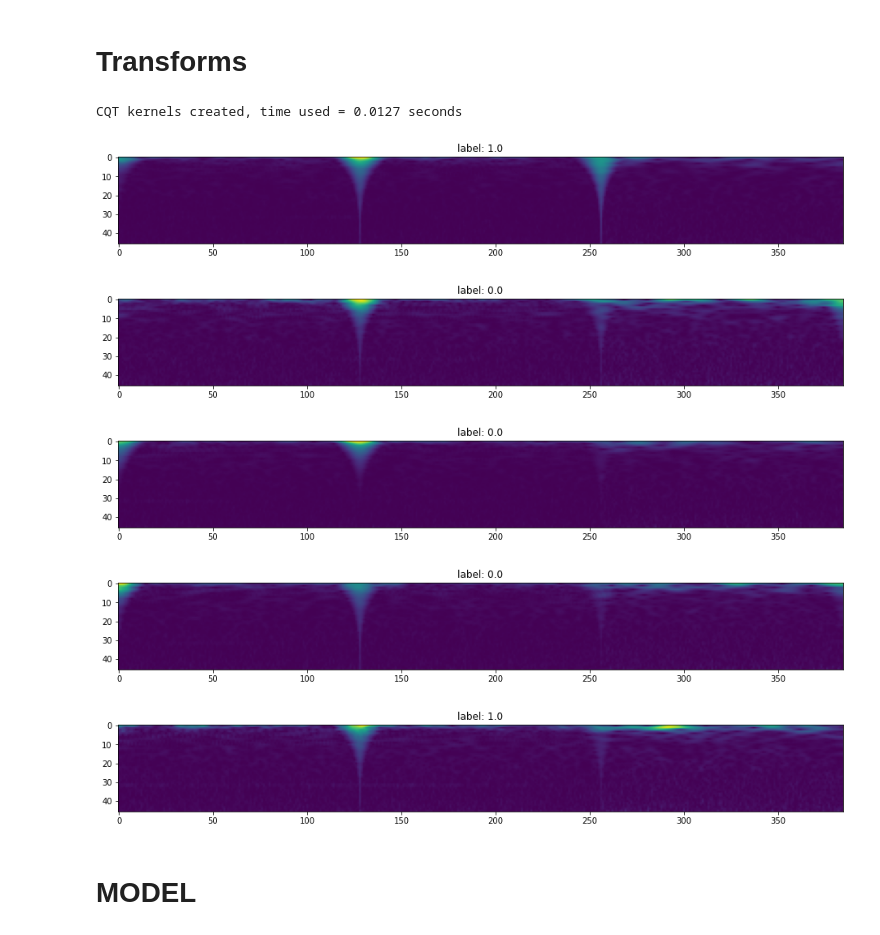
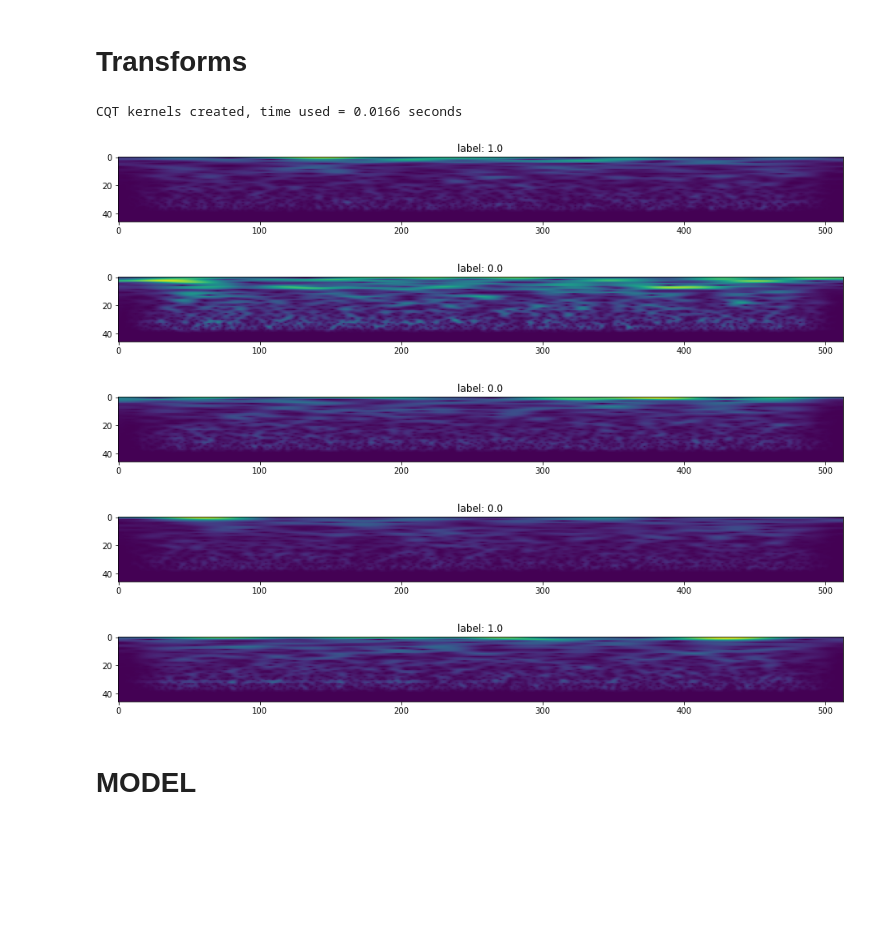
Before and after one commit to mizoo-snow21/G2Net-Gravitational-Wave-Detection, a Jupyter notebook: g2net-efficientnets-baseline-training.ipynb, the cells around one changed output. Saved outputs shown, nothing was run; the diff lists cells and outputs as text; code cells hidden in the pictures; blank space fills up the shorter version.

Commit message:
add final models

```diff
--- a/g2net-efficientnets-baseline-training.ipynb
+++ b/g2net-efficientnets-baseline-training.ipynb
@@ -98,0 +144,7 @@ train['target'].hist()
+# %%
+def apply_bandpass(x, lf=25, hf=500, order=8, sr=2048):
+    sos = signal.butter(order, [lf, hf], btype="bandpass", output="sos", fs=sr)
+    normalization = np.sqrt((hf - lf) / (sr / 2))
+    return signal.sosfiltfilt(sos, x) / normalization
+# %%
+qtransform_params={"sr": 2048, "fmin": 20, "fmax": 512, "hop_length": 8, "bins_per_octave": 12}
@@ -116,23 +227,24 @@ if not os.path.exists(OUTPUT_DIR):
 class CFG:
     apex=False
     debug=False
+    size=512
     print_freq=100
     num_workers=4
-    model_name='tf_efficientnetv2_l_in21k'
+    model_name='tf_efficientnetv2_m'
     scheduler='CosineAnnealingLR' # ['ReduceLROnPlateau', 'CosineAnnealingLR', 'CosineAnnealingWarmRestarts']
-    epochs=7
+    epochs=5
     #factor=0.2 # ReduceLROnPlateau
     #patience=4 # ReduceLROnPlateau
     #eps=1e-6 # ReduceLROnPlateau
     T_max=5 # CosineAnnealingLR
-    #T_0=3 # CosineAnnealingWarmRestarts
+    #T_0=2 # CosineAnnealingWarmRestarts
     lr=1e-4
     min_lr=1e-6
-    batch_size=48
+    batch_size=64
     weight_decay=1e-6
     gradient_accumulation_steps=1
     max_grad_norm=1000
-    qtransform_params={"sr": 2048, "fmin": 20, "fmax": 1024, "hop_length": 32, "bins_per_octave": 8}
+    qtransform_params={"sr": 2048, "fmin": 20, "fmax": 1024, "hop_length": 8, "bins_per_octave": 8}
     seed=42
     target_size=1
     target_col='target'
@@ -142,10 +254,14 @@ class CFG:
     grad_cam=True
     mix_up=False
     cut_mix=False
-    sam=True
+    sam=False
     multisample_dropout=False
-    warmup_epochs=2
-    multiplier=10
+    warmup_epochs=0
+    multiplier=5
+    gamma=0.2
+    last_epoch_true=[]
+    last_epoch_pred=[]
+    use_filter = 'cqt'
 
 if CFG.debug:
     CFG.epochs = 3
@@ -294,7 +353,7 @@ dtype: int64
 # ====================================================
 # Dataset
 # ====================================================
-class TrainDataset(Dataset):
+class TrainDataset_cqt(Dataset):
     def __init__(self, df, transform=None):
         self.df = df
         self.file_names = df['file_path'].values
@@ -306,8 +365,11 @@ class TrainDataset(Dataset):
         return len(self.df)
 
     def apply_qtransform(self, waves, transform):
-        waves = np.hstack(waves)
+        #waves = np.hstack(waves)
+        waves = waves[1,:]
         waves = waves / np.max(waves)
+        waves *= signal.tukey(4096, 0.2)
+        waves = apply_bandpass(waves, 20, 500)
         waves = torch.from_numpy(waves).float()
         image = transform(waves)
         return image
@@ -423,21 +552,21 @@ def cutmix(x, y, alpha=0.5):
 def cutmix_criterion(criterion, pred, y_a, y_b, lam):
     return lam * criterion(pred, y_a) + (1 - lam) * criterion(pred, y_b)
 # %%
-train_dataset = TrainDataset(train, transform=get_transforms(data='train'))
+train_dataset = TrainDataset_cqt(train, transform=get_transforms(data='train'))
 
 for i in range(5):
     plt.figure(figsize=(16,12))
     image, label = train_dataset[i]
     plt.imshow(image[0])
     plt.title(f'label: {label}')
     plt.show()
 # %% [output]
-CQT kernels created, time used = 0.0127 seconds
+CQT kernels created, time used = 0.0166 seconds
-[figure, old version]
+[figure, new version]
-[figure, old version]
+[figure, new version]
-[figure, old version]
+[figure, new version]
-[figure, old version]
+[figure, new version]
-[figure, old version]
+[figure, new version]
 # %% [markdown]
 # MODEL
 # %%
```
Also changed, not shown: parts of 19 cells of this notebook, 2 other files.
